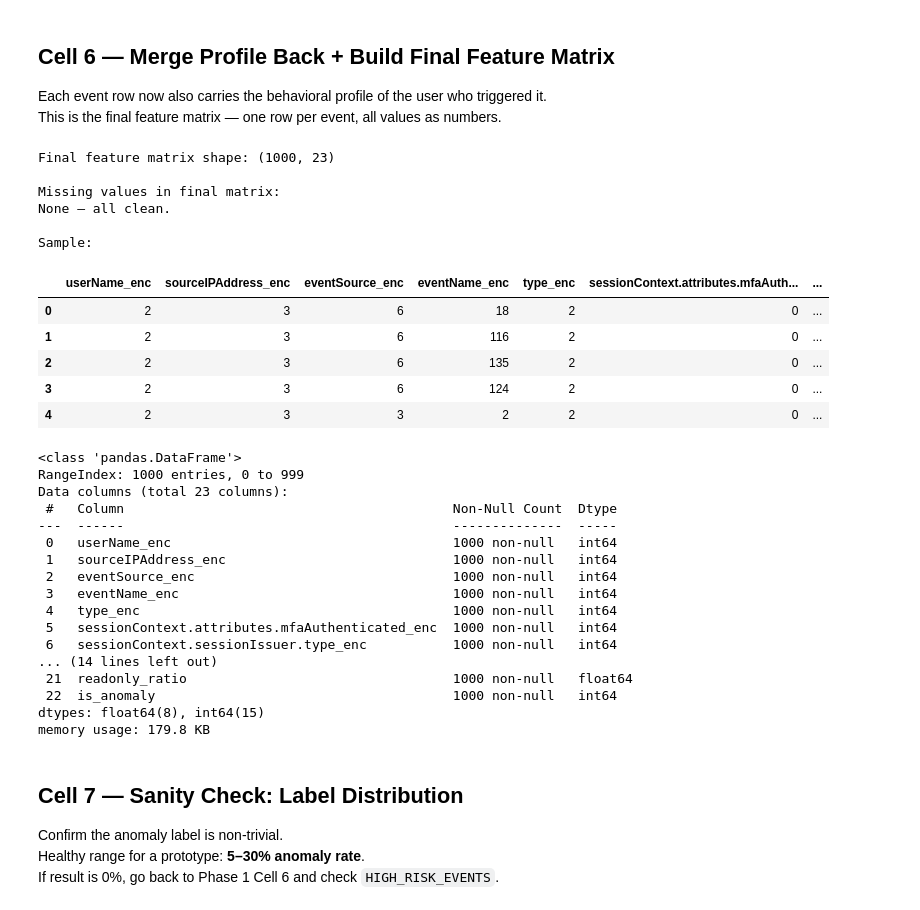
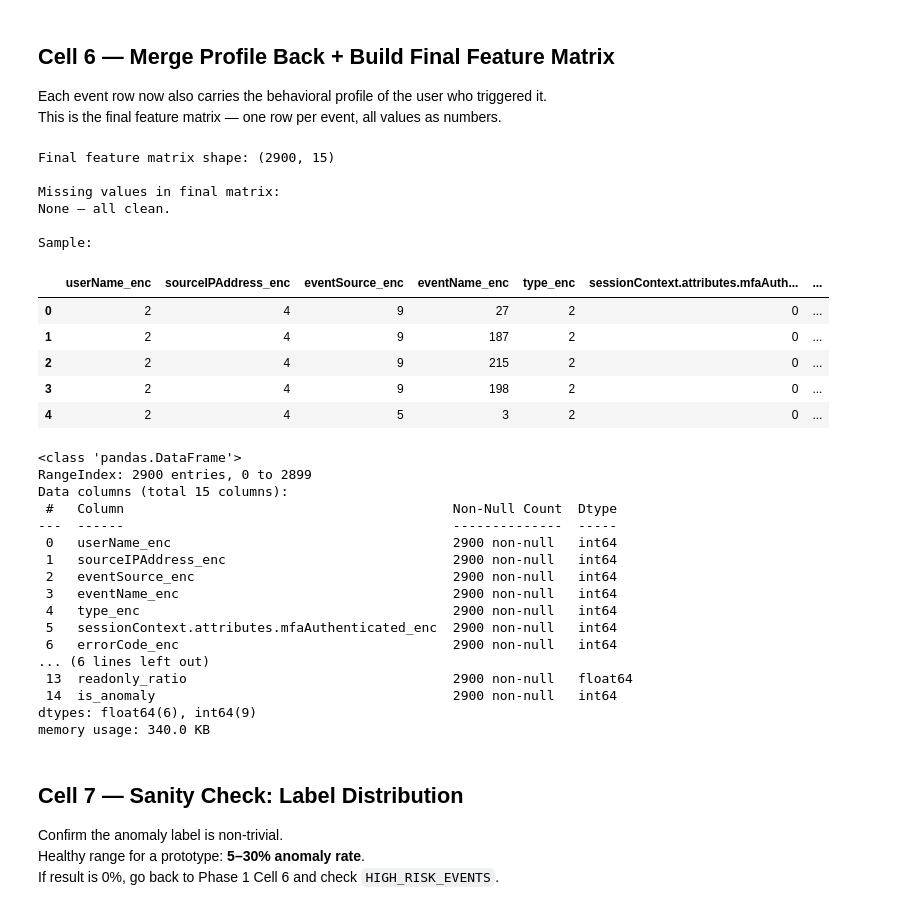
Before and after one commit to Philbert72/federated-hgnn-anomaly-detection, a Jupyter notebook: Notebooks/Phase2_Feature_Engineering.ipynb, the cells around one changed output. Cells and saved outputs as stored; diff of their text form; code cells hidden in the pictures.

```diff
--- a/Notebooks/Phase2_Feature_Engineering.ipynb
+++ b/Notebooks/Phase2_Feature_Engineering.ipynb
@@ -67,9 +75,7 @@ CATEGORICAL_COLS = [
     'eventName',
     'type',
     'sessionContext.attributes.mfaAuthenticated',
-    'sessionContext.sessionIssuer.type',
-    'errorCode',
-    'eventType',
+    'errorCode'
 ]
 
 encoders = {}
@@ -144,15 +145,11 @@ user_profile = df.groupby('userName').agg(
     unique_services = ('eventSource', 'nunique'),
     unique_events = ('eventName', 'nunique'),
     error_count = ('errorCode', lambda x: (x != 'NoError').sum()),
-    off_hours_count = ('is_off_hours', 'sum'),
-    weekend_count = ('is_weekend', 'sum'),
     readonly_ratio = ('readOnly', lambda x: x.astype(int).mean()),
 ).reset_index()
 
 # Derived rate features — more meaningful than raw counts for comparing users
 user_profile['error_rate'] = (user_profile['error_count'] / user_profile['action_count']).round(4)
-user_profile['off_hours_rate'] = (user_profile['off_hours_count'] / user_profile['action_count']).round(4)
-user_profile['weekend_rate'] = (user_profile['weekend_count'] / user_profile['action_count']).round(4)
 
 # Anomaly label per user: flag user as anomalous if ANY of their events was anomalous
 user_anomaly = df.groupby('userName')['is_anomaly'].max().reset_index()
@@ -178,8 +176,6 @@ NUMERICAL_COLS = [
     'unique_services',
     'unique_events',
     'error_rate',
-    'off_hours_rate',
-    'weekend_rate',
     'readonly_ratio',
 ]
 
@@ -211,80 +207,72 @@ df = df.merge(
     suffixes=('', '_profile')
 )
 
-# Final feature columns for the HGNN
 FEATURE_COLS = [
-    # Encoded identity
+    # Encoded identity (categorical -> numerical)
     'userName_enc',
     'sourceIPAddress_enc',
     'eventSource_enc',
     'eventName_enc',
     'type_enc',
     'sessionContext.attributes.mfaAuthenticated_enc',
-    'sessionContext.sessionIssuer.type_enc',
     'errorCode_enc',
-    'eventType_enc',
     'readOnly_enc',
-    # Time features
-    'event_hour',
-    'event_dayofweek',
-    'is_weekend',
-    'is_off_hours',
-    # User behavior profile (normalized)
+
+    # User behavior profile (normalized stats)
     'action_count',
     'unique_ips',
     'unique_services',
     'unique_events',
     'error_rate',
-    'off_hours_rate',
-    'weekend_rate',
     'readonly_ratio',
-    # Label
-    'is_anomaly',
+
+    # Target Label
+    'is_anomaly'
 ]
 
 # Only keep columns that actually exist (safety check)
 final_cols = [c for c in FEATURE_COLS if c in df.columns]
 df_features = df[final_cols].copy()
 
 print("Final feature matrix shape:", df_features.shape)
 print("\nMissing values in final matrix:")
 missing = df_features.isnull().sum()
 print(missing[missing > 0] if missing.sum() > 0 else "None — all clean.")
 print("\nSample:")
 df_features.head(5)
 # %% [output]
-Final feature matrix shape: (1000, 23)
+Final feature matrix shape: (2900, 15)
 
 Missing values in final matrix:
 None — all clean.
 
 Sample:
 |  | userName_enc | sourceIPAddress_enc | eventSource_enc | eventName_enc | type_enc | sessionContext.attributes.mfaAuth... | ... |
-| 0 | 2 | 3 | 6 | 18 | 2 | 0 | ... |
-| 1 | 2 | 3 | 6 | 116 | 2 | 0 | ... |
-| 2 | 2 | 3 | 6 | 135 | 2 | 0 | ... |
-| 3 | 2 | 3 | 6 | 124 | 2 | 0 | ... |
-| 4 | 2 | 3 | 3 | 2 | 2 | 0 | ... |
+| 0 | 2 | 4 | 9 | 27 | 2 | 0 | ... |
+| 1 | 2 | 4 | 9 | 187 | 2 | 0 | ... |
+| 2 | 2 | 4 | 9 | 215 | 2 | 0 | ... |
+| 3 | 2 | 4 | 9 | 198 | 2 | 0 | ... |
+| 4 | 2 | 4 | 5 | 3 | 2 | 0 | ... |
 # %%
 df_features.info()
 # %% [output]
 <class 'pandas.DataFrame'>
-RangeIndex: 1000 entries, 0 to 999
-Data columns (total 23 columns):
+RangeIndex: 2900 entries, 0 to 2899
+Data columns (total 15 columns):
  #   Column                                          Non-Null Count  Dtype
 ---  ------                                          --------------  -----
- 0   userName_enc                                    1000 non-null   int64
- 1   sourceIPAddress_enc                             1000 non-null   int64
- 2   eventSource_enc                                 1000 non-null   int64
- 3   eventName_enc                                   1000 non-null   int64
- 4   type_enc                                        1000 non-null   int64
- 5   sessionContext.attributes.mfaAuthenticated_enc  1000 non-null   int64
- 6   sessionContext.sessionIssuer.type_enc           1000 non-null   int64
-... (14 lines left out)
- 21  readonly_ratio                                  1000 non-null   float64
- 22  is_anomaly                                      1000 non-null   int64
-dtypes: float64(8), int64(15)
-memory usage: 179.8 KB
+ 0   userName_enc                                    2900 non-null   int64
+ 1   sourceIPAddress_enc                             2900 non-null   int64
+ 2   eventSource_enc                                 2900 non-null   int64
+ 3   eventName_enc                                   2900 non-null   int64
+ 4   type_enc                                        2900 non-null   int64
+ 5   sessionContext.attributes.mfaAuthenticated_enc  2900 non-null   int64
+ 6   errorCode_enc                                   2900 non-null   int64
+... (6 lines left out)
+ 13  readonly_ratio                                  2900 non-null   float64
+ 14  is_anomaly                                      2900 non-null   int64
+dtypes: float64(6), int64(9)
+memory usage: 340.0 KB
 # %% [markdown]
 ## Cell 7 — Sanity Check: Label Distribution
 Confirm the anomaly label is non-trivial.
```
Also changed, not shown: parts of 9 cells of this notebook, 13 other files.
